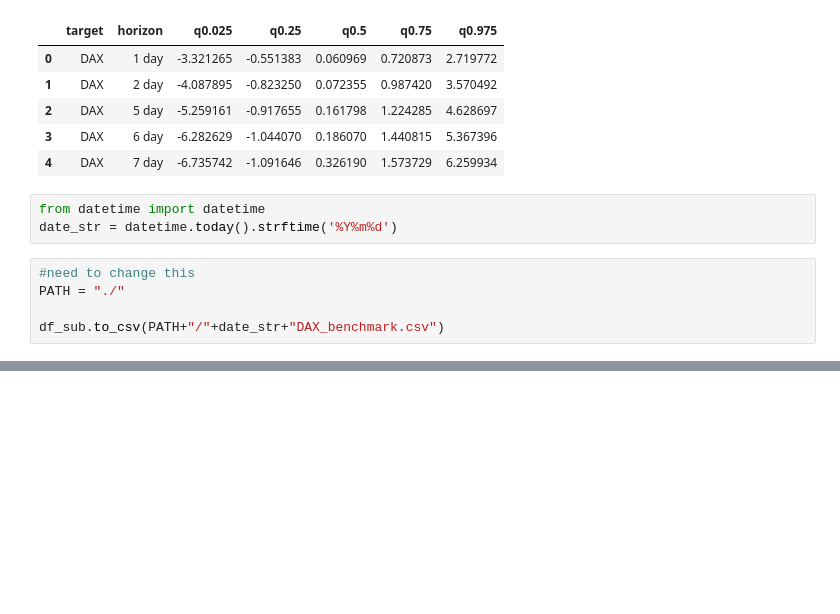
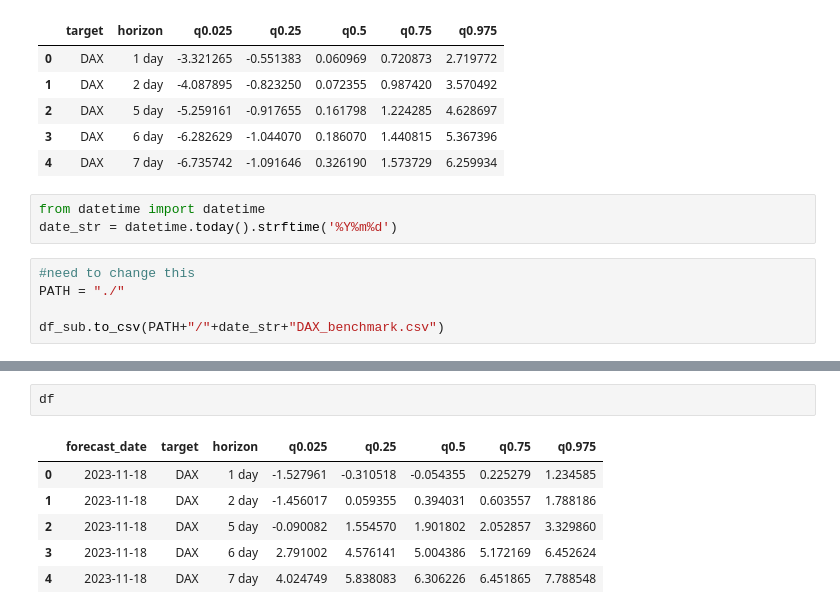
Before and after one commit to Stephantmp/probabilistic-forecasting-challenge, a Jupyter notebook: notebooks/DAX_Baseline.ipynb, the cells around one changed output, grey strips where cells are left out. Cells and saved outputs as stored; diff of their text form; blank space fills up the shorter version.

```diff
--- a/notebooks/DAX_Baseline.ipynb
+++ b/notebooks/DAX_Baseline.ipynb
@@ -79,0 +85,9 @@ AttributeError: module 'models.DAX.DAX_baseline' has no attribute 'Dax_baseline'
+# %%
+df
+# %% [output]
+|  | forecast_date | target | horizon | q0.025 | q0.25 | q0.5 | q0.75 | q0.975 |
+| 0 | 2023-11-18 | DAX | 1 day | -1.527961 | -0.310518 | -0.054355 | 0.225279 | 1.234585 |
+| 1 | 2023-11-18 | DAX | 2 day | -1.456017 | 0.059355 | 0.394031 | 0.603557 | 1.788186 |
+| 2 | 2023-11-18 | DAX | 5 day | -0.090082 | 1.554570 | 1.901802 | 2.052857 | 3.329860 |
+| 3 | 2023-11-18 | DAX | 6 day | 2.791002 | 4.576141 | 5.004386 | 5.172169 | 6.452624 |
+| 4 | 2023-11-18 | DAX | 7 day | 4.024749 | 5.838083 | 6.306226 | 6.451865 | 7.788548 |
```
Also changed, not shown: parts of 5 cells of this notebook, 3 other files.
